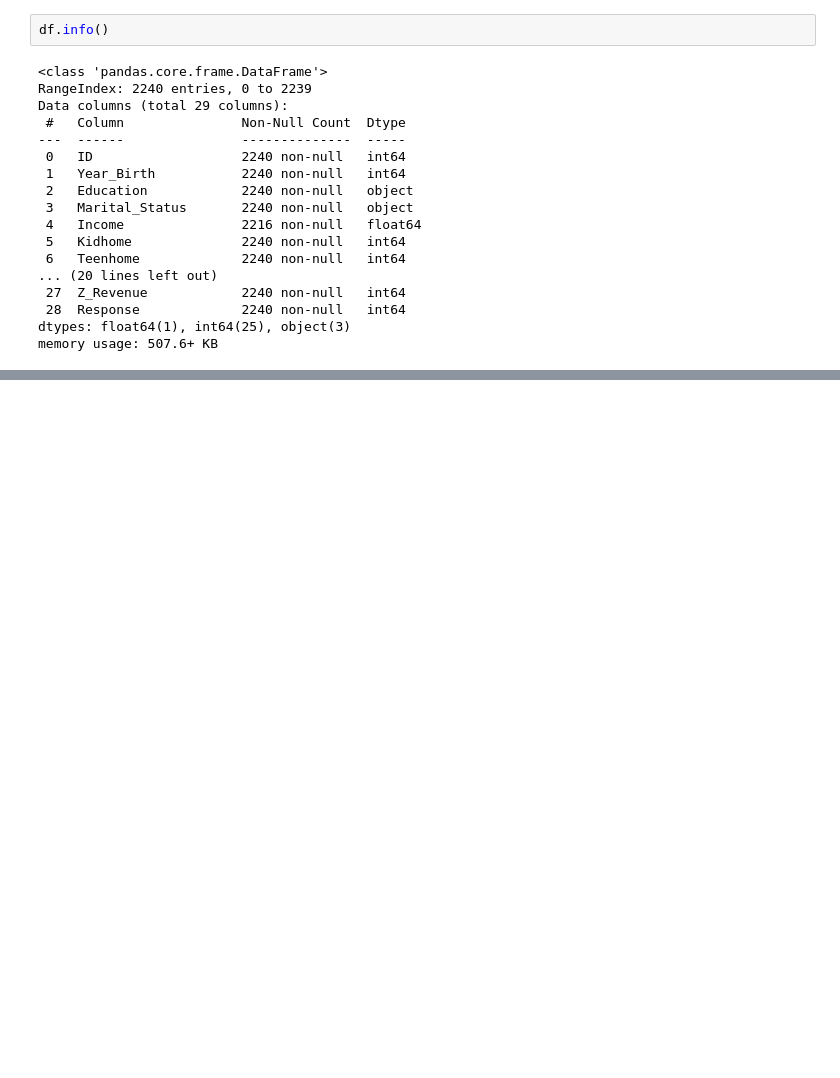
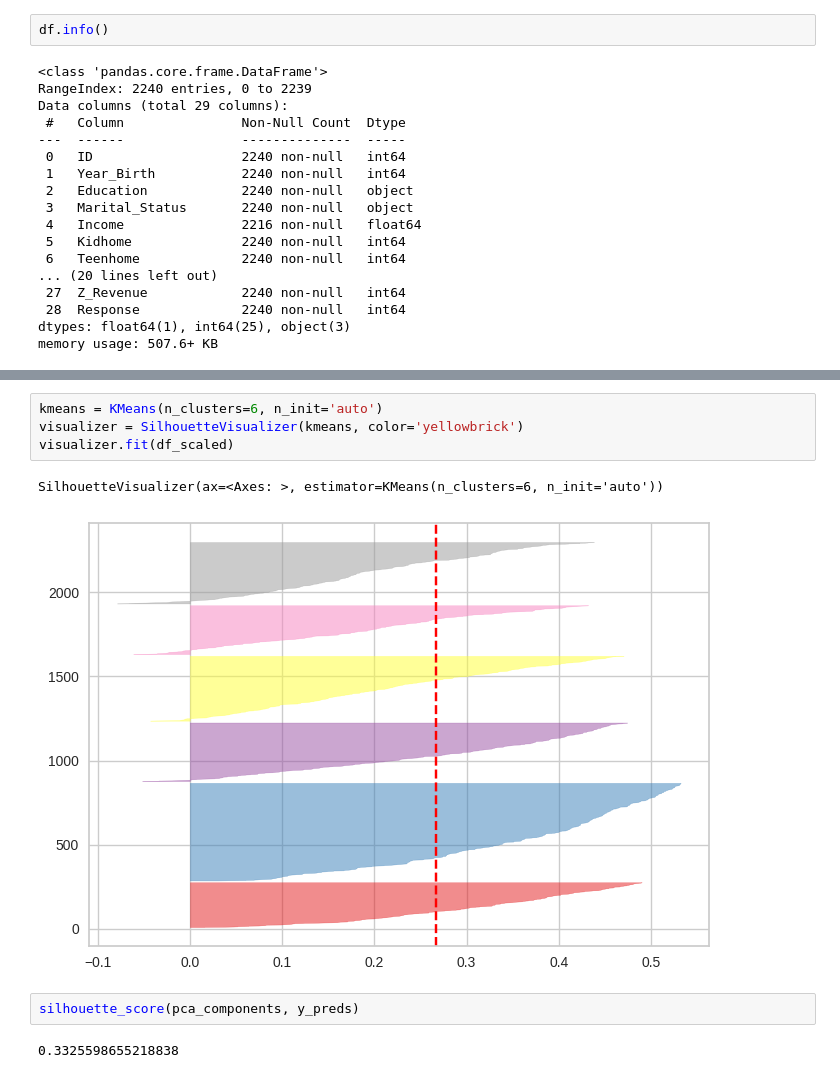
Before and after one commit to PabloJRW/clustering, a Jupyter notebook: customer_personality_clustering.ipynb, the cells around one changed output, grey strips where cells are left out. Cells and saved outputs as stored; diff of their text form; blank space fills up the shorter version.

```diff
--- a/customer_personality_clustering.ipynb
+++ b/customer_personality_clustering.ipynb
@@ -152,0 +272,11 @@ df
+# %%
+kmeans = KMeans(n_clusters=6, n_init='auto')
+visualizer = SilhouetteVisualizer(kmeans, color='yellowbrick')
+visualizer.fit(df_scaled)
+# %% [output]
+SilhouetteVisualizer(ax=<Axes: >, estimator=KMeans(n_clusters=6, n_init='auto'))
+[figure, added]
+# %%
+silhouette_score(pca_components, y_preds)
+# %% [output]
+0.3325598655218838
```
Also changed, not shown: parts of 21 cells of this notebook.
